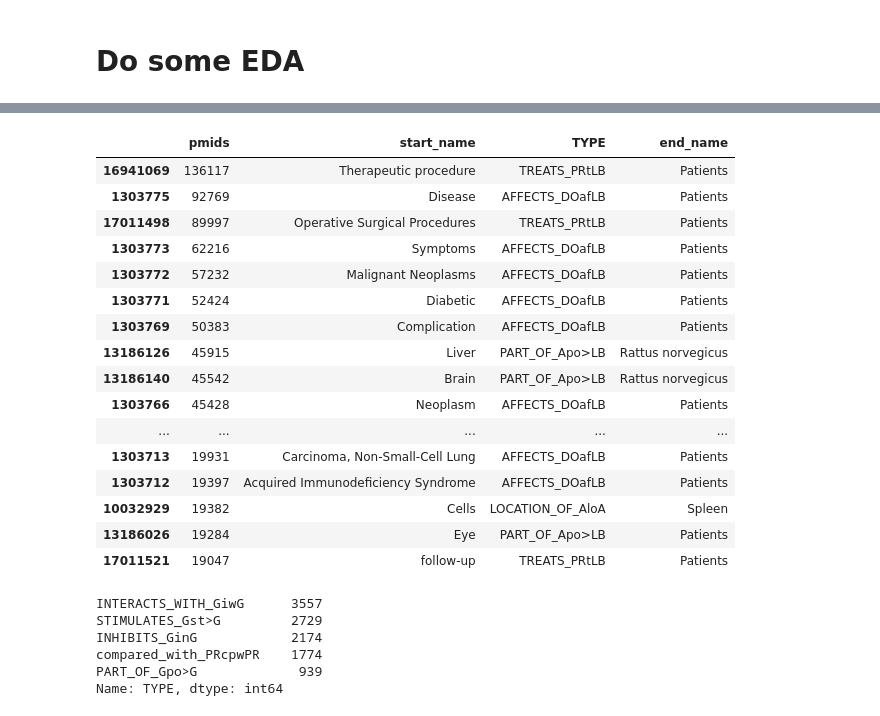
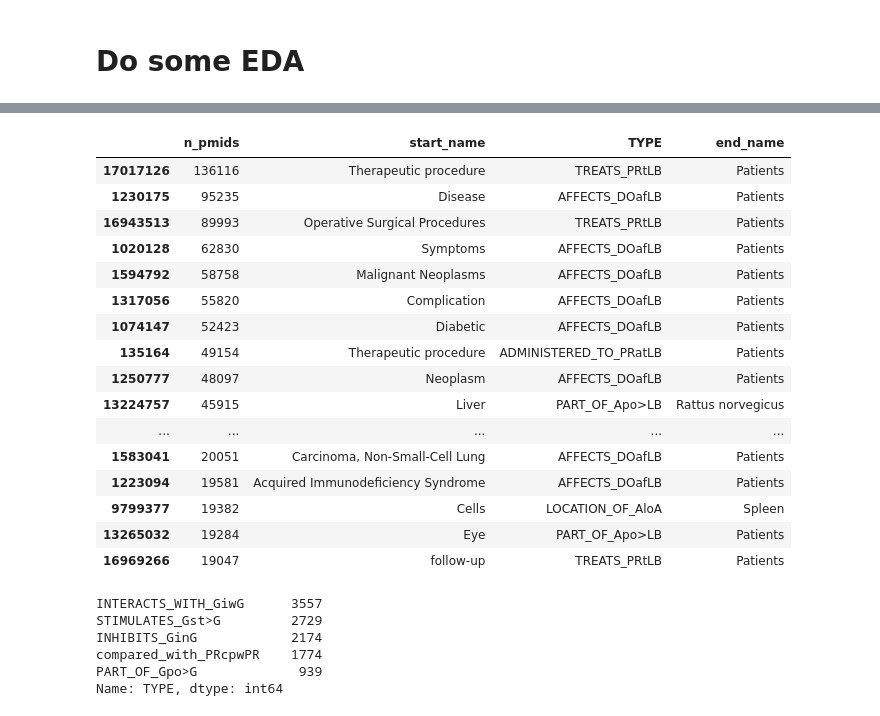
Before and after one commit to mmayers12/semmed, a Jupyter notebook: nbs/04-filtering_edges_with_low_counts.ipynb, the cells around one changed output, grey strips where cells are left out. Drawn from its saved outputs; the diff is of its cells as text; code cells hidden in the pictures.

```diff
--- a/nbs/04-filtering_edges_with_low_counts.ipynb
+++ b/nbs/04-filtering_edges_with_low_counts.ipynb
@@ -10,8 +11,8 @@ import seaborn as sns
 from tqdm import tqdm
 import matplotlib.pyplot as plt
 # %%
-nodes = pd.read_csv('../data/nodes_condesed.csv')
-edges = pd.read_csv('../data/edges_condesed.csv')
+nodes = pd.read_csv('../data/nodes_condensed.csv')
+edges = pd.read_csv('../data/edges_condensed.csv', converters={'pmids':eval})
 
 # remove : character from column names to make them queryable
 nodes = gt.remove_colons(nodes)
@@ -120,12 +121,4 @@ nodes = nodes.drop(idx)
 len(nodes)
 # %% [output]
 258184
-# %%
-# Sort values before writing to disk
-result = result.sort_values('TYPE')
-nodes = nodes.sort_values('LABEL')
-
-# Add in colons required by neo4j
-nodes = gt.add_colons(nodes)
-result = gt.add_colons(result)
 # %%
@@ -135,7 +128,7 @@ nodes[':LABEL'].value_counts().plot(kind='bar');
 # %% [markdown]
 # Do some EDA
 # %%
-combo = gt.combine_nodes_and_edges(nodes, result)
+combo = gt.combine_nodes_and_edges(gt.add_colons(nodes), gt.add_colons(result[['START_ID', 'END_ID', 'TYPE', 'n_pmids']]))
 combo = gt.remove_colons(combo)
 # %%
 combo.head(2)
@@ -170,23 +163,23 @@ plt.ylabel('Fraction of total edges', size = 20);
 # %%
-combo.sort_values('pmids', ascending=False)[['pmids', 'start_name', 'TYPE', 'end_name']].iloc[:60]
+combo.sort_values('n_pmids', ascending=False)[['n_pmids', 'start_name', 'TYPE', 'end_name']].iloc[:60]
 # %% [output]
-|  | pmids | start_name | TYPE | end_name |
-| 16941069 | 136117 | Therapeutic procedure | TREATS_PRtLB | Patients |
-| 1303775 | 92769 | Disease | AFFECTS_DOafLB | Patients |
-| 17011498 | 89997 | Operative Surgical Procedures | TREATS_PRtLB | Patients |
-| 1303773 | 62216 | Symptoms | AFFECTS_DOafLB | Patients |
-| 1303772 | 57232 | Malignant Neoplasms | AFFECTS_DOafLB | Patients |
-| 1303771 | 52424 | Diabetic | AFFECTS_DOafLB | Patients |
-| 1303769 | 50383 | Complication | AFFECTS_DOafLB | Patients |
-| 13186126 | 45915 | Liver | PART_OF_Apo>LB | Rattus norvegicus |
-| 13186140 | 45542 | Brain | PART_OF_Apo>LB | Rattus norvegicus |
-| 1303766 | 45428 | Neoplasm | AFFECTS_DOafLB | Patients |
+|  | n_pmids | start_name | TYPE | end_name |
+| 17017126 | 136116 | Therapeutic procedure | TREATS_PRtLB | Patients |
+| 1230175 | 95235 | Disease | AFFECTS_DOafLB | Patients |
+| 16943513 | 89993 | Operative Surgical Procedures | TREATS_PRtLB | Patients |
+| 1020128 | 62830 | Symptoms | AFFECTS_DOafLB | Patients |
+| 1594792 | 58758 | Malignant Neoplasms | AFFECTS_DOafLB | Patients |
+| 1317056 | 55820 | Complication | AFFECTS_DOafLB | Patients |
+| 1074147 | 52423 | Diabetic | AFFECTS_DOafLB | Patients |
+| 135164 | 49154 | Therapeutic procedure | ADMINISTERED_TO_PRatLB | Patients |
+| 1250777 | 48097 | Neoplasm | AFFECTS_DOafLB | Patients |
+| 13224757 | 45915 | Liver | PART_OF_Apo>LB | Rattus norvegicus |
 | ... | ... | ... | ... | ... |
-| 1303713 | 19931 | Carcinoma, Non-Small-Cell Lung | AFFECTS_DOafLB | Patients |
-| 1303712 | 19397 | Acquired Immunodeficiency Syndrome | AFFECTS_DOafLB | Patients |
-| 10032929 | 19382 | Cells | LOCATION_OF_AloA | Spleen |
-| 13186026 | 19284 | Eye | PART_OF_Apo>LB | Patients |
-| 17011521 | 19047 | follow-up | TREATS_PRtLB | Patients |
+| 1583041 | 20051 | Carcinoma, Non-Small-Cell Lung | AFFECTS_DOafLB | Patients |
+| 1223094 | 19581 | Acquired Immunodeficiency Syndrome | AFFECTS_DOafLB | Patients |
+| 9799377 | 19382 | Cells | LOCATION_OF_AloA | Spleen |
+| 13265032 | 19284 | Eye | PART_OF_Apo>LB | Patients |
+| 16969266 | 19047 | follow-up | TREATS_PRtLB | Patients |
 # %%
 combo.query('START_ID == END_ID')['TYPE'].value_counts()
 # %% [output]
```
Also changed, not shown: parts of 15 cells of this notebook, 1 other file.
